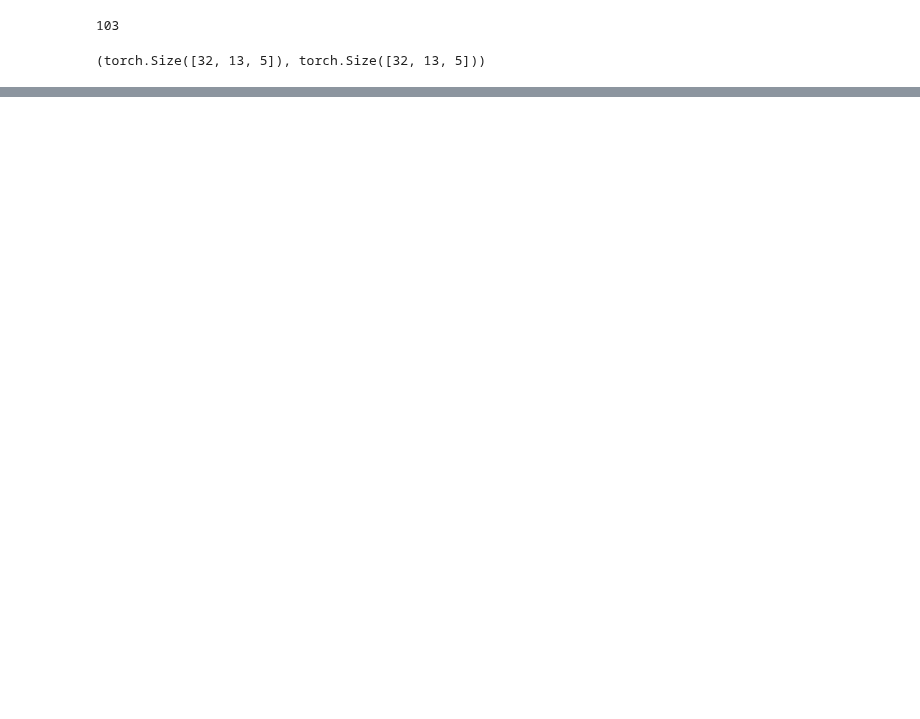
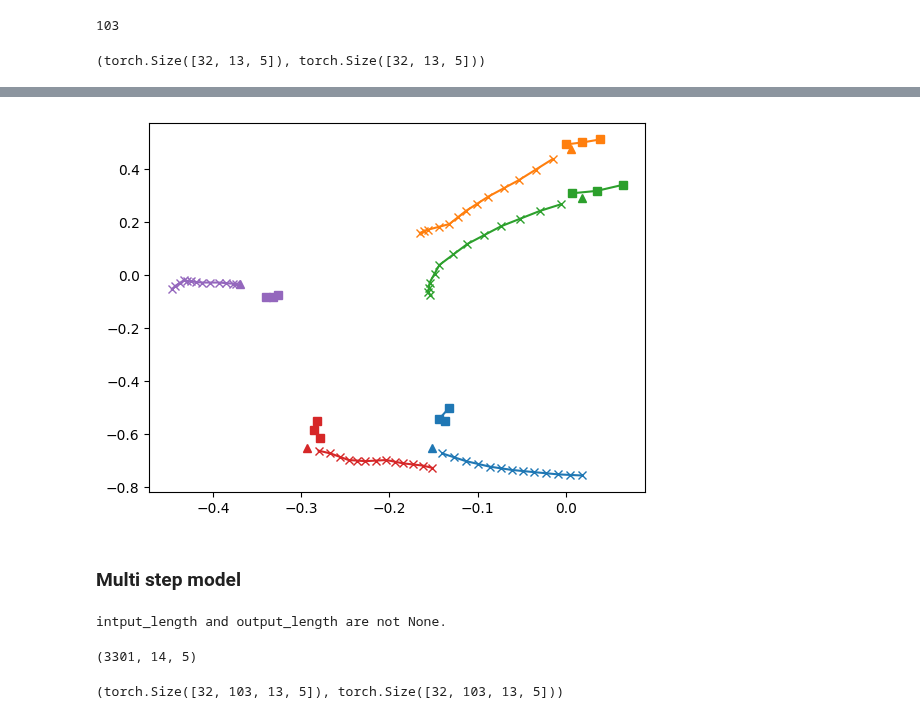
Before and after one commit to ejbrun/koopman_learning_tropical_cyclone, a Jupyter notebook: examples/koopman_seq2seq_kernel.ipynb, the cells around one changed output, grey strips where cells are left out. Saved outputs shown, nothing was run; the diff lists cells and outputs as text; code cells hidden in the pictures; blank space fills up the shorter version.

```diff
--- a/examples/koopman_seq2seq_kernel.ipynb
+++ b/examples/koopman_seq2seq_kernel.ipynb
@@ -525,0 +574,23 @@ for i, idx in enumerate(np.random.randint(0, len(train_set), 7)):
+# %%
+prediction_steps = 3
+
+fig, ax = plt.subplots()
+for i, idx in enumerate(np.random.randint(0, len(train_set), 5)):
+
+    plot_TCTrackDataset_item_2D_with_prediction_koopman_seq2seq(
+        train_set,
+        idx,
+        prediction_steps=prediction_steps,
+        model=models["last_context"],
+        ax=ax,
+        color=f"C{i}"
+    )
+
+# ax.set_xlim(-1, 1)
+# ax.set_ylim(-1, 1)
+# ax.set_xlim(-6,-5)
+# ax.set_ylim(-9.25,-9)
+# %% [output]
+[figure, added]
+# %% [markdown]
+### Multi step model
@@ -525,0 +604,19 @@ for i, idx in enumerate(np.random.randint(0, len(train_set), 7)):
+# %%
+tensor_context_train_standardized = standardized_context_dataset_from_TCTracks(
+    tc_tracks_train,
+    feature_list=feature_list,
+    scaler=scaler,
+    context_length=flag_params["context_length"],
+    time_lag=time_lag,
+    fit=True,
+    periodic_shift=True,
+    basin=basin,
+    input_length=flag_params["input_length"],
+    output_length=flag_params["train_output_length"],
+)
+# %% [output]
+intput_length and output_length are not None.
+# %%
+tensor_context_train_standardized.shape
+# %% [output]
+(3301, 14, 5)
@@ -525,0 +630,9 @@ for i, idx in enumerate(np.random.randint(0, len(train_set), 7)):
+# %%
+for idx in range(flag_params["train_output_length"]):
+    if flag_params["train_output_length"] == 1:
+        assert torch.all(tensor_context_inps[:,:,idx+1:] == tensor_context_tgts[:,:,:-idx-1])
+    else:
+        assert torch.all(tensor_context_inps[:,:,idx+1:] == tensor_context_tgts[:,:,:-idx-1,idx])
+tensor_context_inps.shape, tensor_context_tgts.shape
+# %% [output]
+(torch.Size([32, 103, 13, 5]), torch.Size([32, 103, 13, 5]))
```
Also changed, not shown: parts of 57 cells of this notebook, 2 other files.
